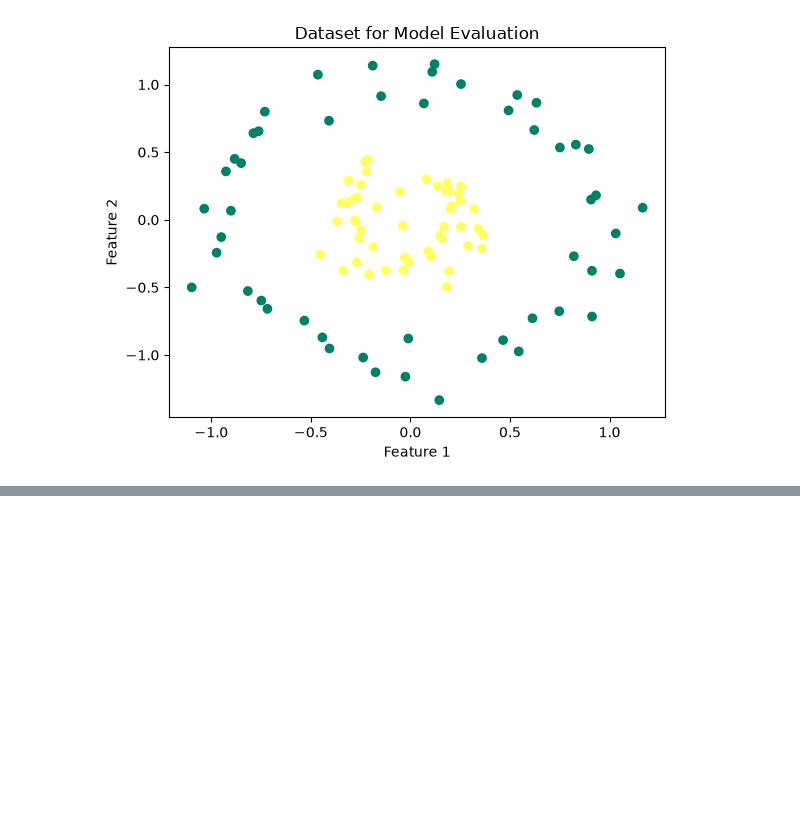
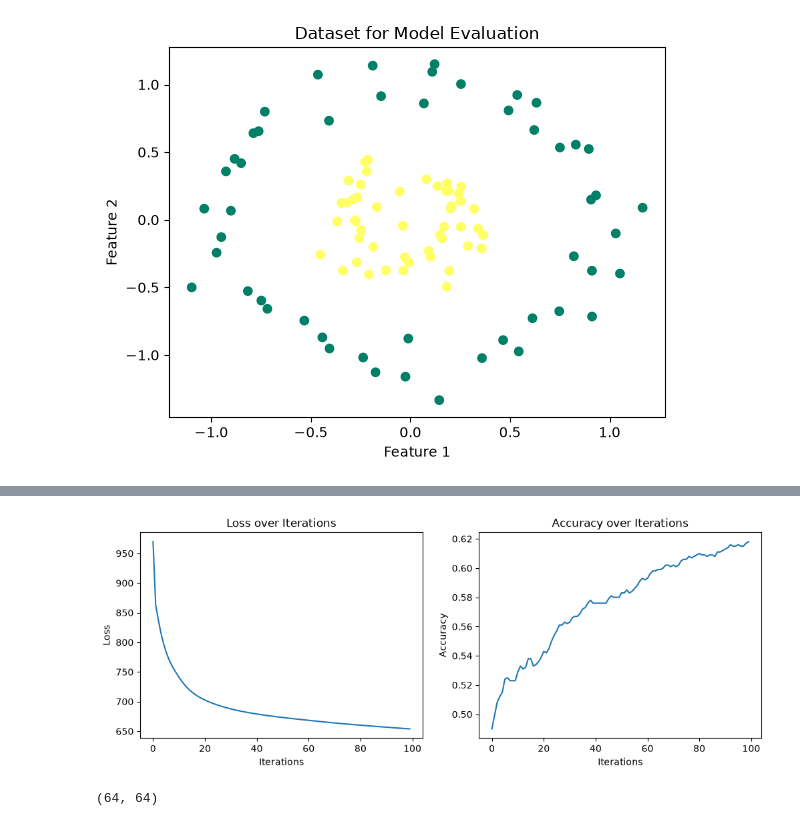
Before and after one commit to Barthez2023/Artificial_Intelligence, a Jupyter notebook: Implementation.ipynb, the cells around one changed output, grey strips where cells are left out. Cells and saved outputs as stored; diff of their text form; code cells hidden in the pictures; blank space fills up the shorter version.

```diff
--- a/Implementation.ipynb
+++ b/Implementation.ipynb
@@ -492,0 +504,20 @@ Error:
+# %%
+parametres1=neural_network(x_train_reshape.T,y_train.T, n1=32, learning_rate=0.1, num_iterations=1000)  # Appeler la fonction d'entraînement du réseau de neurones avec les données d'entraînement redimensionnées et normalisées.
+# %% [output]
+[figure, added]
+# %%
+# Testons le modele sur une image exterieure
+from PIL import Image
+import numpy as np
+
+# Charger l'image
+image = Image.open("img1.png")
+
+# Redimensionner (exemple : 64x64)
+image1 = image.resize((64, 64))
+
+# Convertir en tableau NumPy
+image_array = np.array(image1)
+print(image_array.shape)
+# %% [output]
+(64, 64)
```
Also changed, not shown: parts of 13 cells of this notebook, 4 other files.
